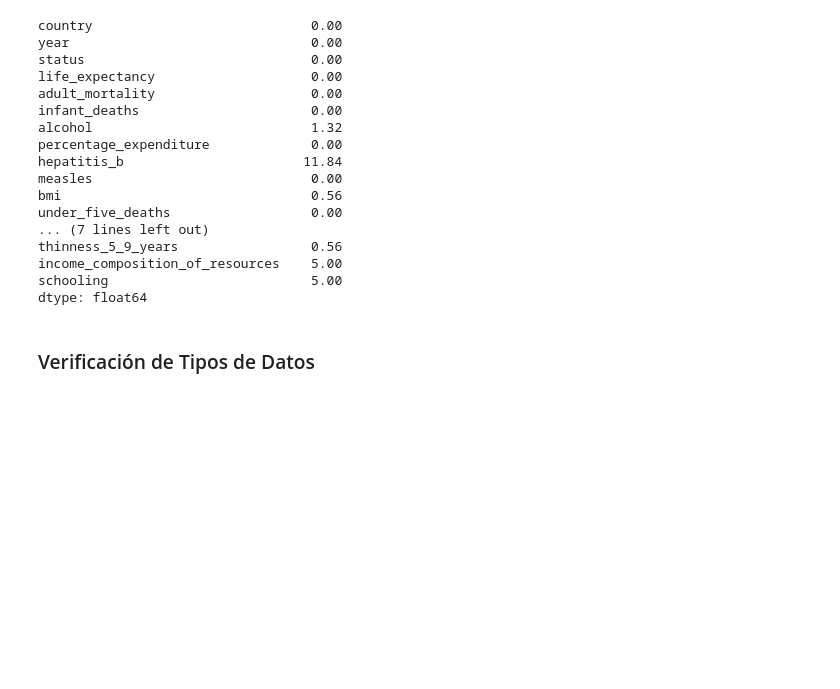
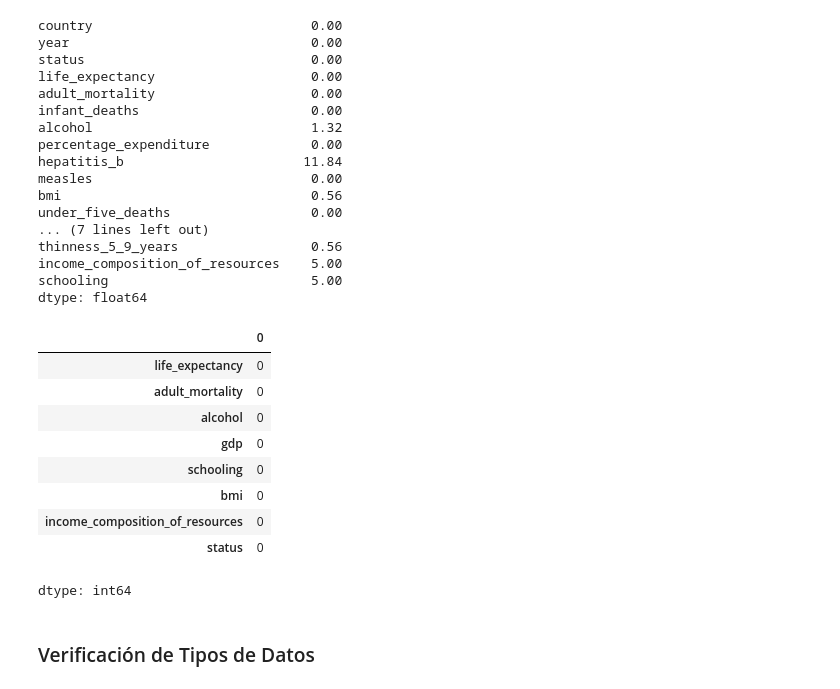
Before and after one commit to polaya813/polaya813, a Jupyter notebook: Copia_de_ENTREGABLE_5.ipynb, the cells around one changed output. Drawn from its saved outputs; the diff is of its cells as text; code cells hidden in the pictures; blank space fills up the shorter version.

```diff
--- a/Copia_de_ENTREGABLE_5.ipynb
+++ b/Copia_de_ENTREGABLE_5.ipynb
@@ -162,6 +148,30 @@ thinness_5_9_years                 0.56
 income_composition_of_resources    5.00
 schooling                          5.00
 dtype: float64
+# %%
+cols_to_impute_numeric = ['life_expectancy', 'adult_mortality', 'alcohol', 'gdp', 'schooling', 'bmi', 'income_composition_of_resources']
+for col in cols_to_impute_numeric:
+  df_life[col] = df_life.groupby('status')[col].transform(lambda x: x.fillna(x.median()))
+# %%
+# Para otras columnas con muchos nulos y que no son el focoprincipal, podrías eliminarlas o imputar con una constante si esnecesario
+# Por simplicidad, nos enfocamos en las anteriores. Si alguna columna aún tiene nulos después de esto, rellenamos con la mediana global.
+for col in cols_to_impute_numeric:
+  if df_life[col].isnull().any():
+    df_life[col].fillna(df_life[col].median(), inplace=True)
+# %%
+# Valores faltantes después de la imputación
+df_life[cols_to_impute_numeric + ['status']].isnull().sum()
+# %% [output]
+|  | 0 |
+| life_expectancy | 0 |
+| adult_mortality | 0 |
+| alcohol | 0 |
+| gdp | 0 |
+| schooling | 0 |
+| bmi | 0 |
+| income_composition_of_resources | 0 |
+| status | 0 |
+dtype: int64
 # %% [markdown]
 ### Verificación de Tipos de Datos
 # %% [markdown]
```
Also changed, not shown: parts of 2 cells of this notebook.
